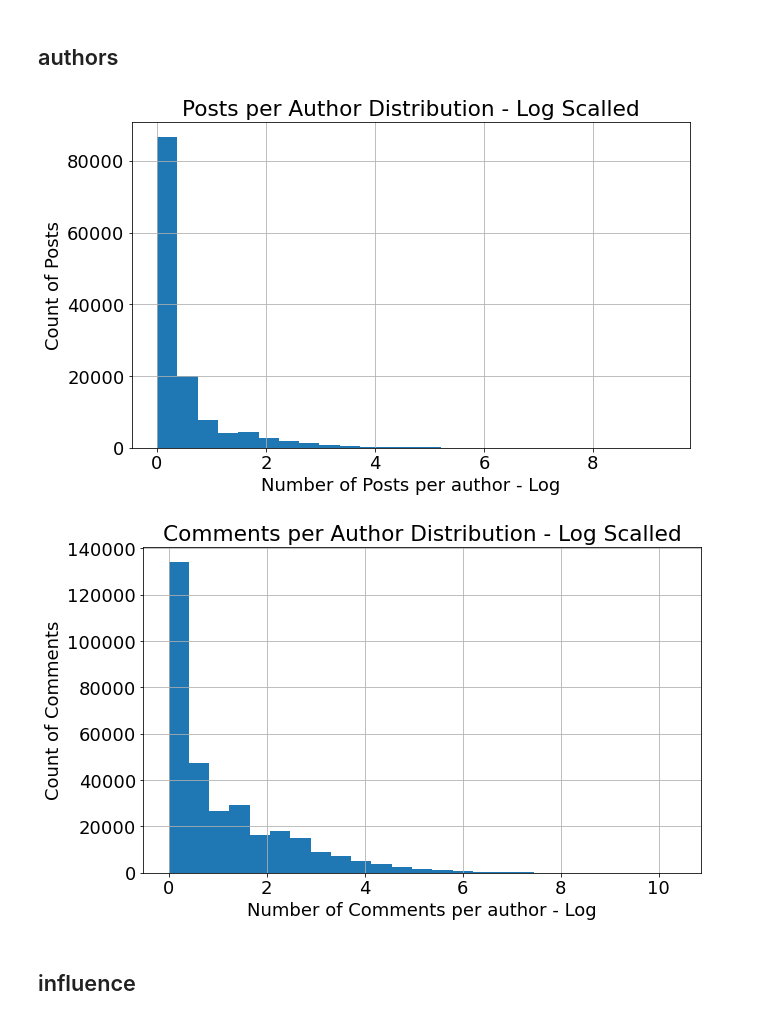
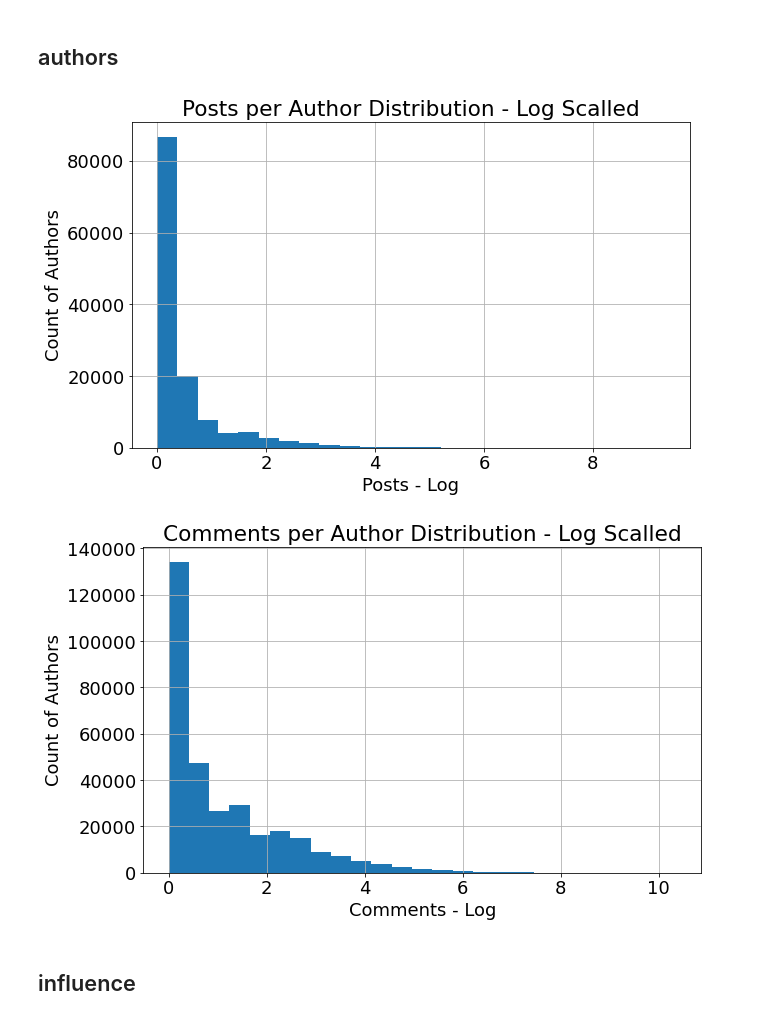
Before and after one commit to VeniJeen/CryptoSent, a Jupyter notebook: Exploratory Analysis/Exploratory_Analysis.ipynb, the cells around one changed output. Cells and saved outputs as stored; diff of their text form; code cells hidden in the pictures.

```diff
--- a/Exploratory Analysis/Exploratory_Analysis.ipynb
+++ b/Exploratory Analysis/Exploratory_Analysis.ipynb
@@ -117,19 +100,19 @@ fig.show()
 # %%
 temp=bs[bs.author!='[deleted]'].groupby('author').count().id.sort_values(ascending=False).tail(-1).apply(np.log)
 temp=temp.reset_index().rename(columns={'id':'Post Volume Log','author':'Author'})
 plt.rcParams["figure.figsize"] = (10,6)
 plt.rcParams.update({'font.size': 18})
 #plt.figure()
 
 temp.hist(bins=25)
-plt.xlabel('Number of Posts per author - Log')
-plt.ylabel('Count of Posts')
+plt.xlabel('Posts - Log')
+plt.ylabel('Count of Authors')
 plt.title('Posts per Author Distribution - Log Scalled')
 #fig.tight_layout()
 plt.savefig('author_post_hist.png',bbox_inches='tight')
 plt.show()
 # %% [output]
-[figure, old version]
+[figure, new version]
 # %%
 temp=bc[bc.author!='[deleted]'].groupby('author').count().id.sort_values(ascending=False).tail(-1).apply(np.log)
 temp=temp.reset_index().rename(columns={'id':'Post Volume Log','author':'Author'})
@@ -138,14 +121,14 @@ plt.rcParams.update({'font.size': 18})
 #plt.figure()
 
 temp.hist(bins=25)
-plt.xlabel('Number of Comments per author - Log')
-plt.ylabel('Count of Comments')
+plt.xlabel('Comments - Log')
+plt.ylabel('Count of Authors')
 plt.title('Comments per Author Distribution - Log Scalled')
 #fig.tight_layout()
 plt.savefig('author_comment_hist.png',bbox_inches='tight')
 plt.show()
 # %% [output]
-[figure, old version]
+[figure, new version]
 # %% [markdown]
 ## influence
 # %%
```
Also changed, not shown: parts of 10 cells of this notebook, 7 other files.
